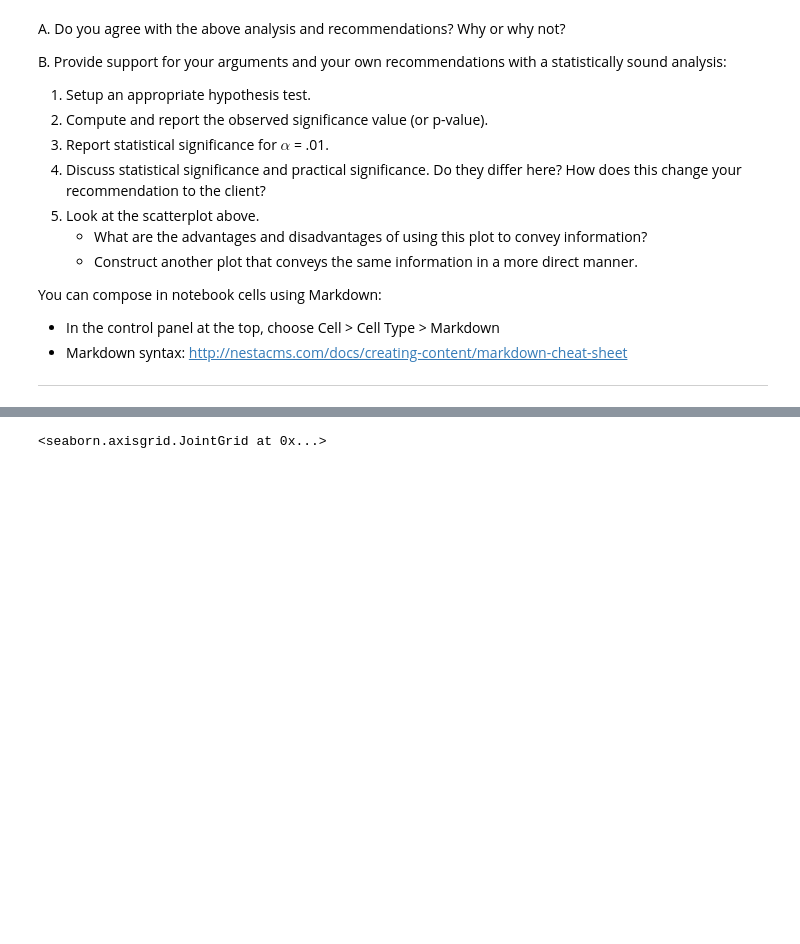
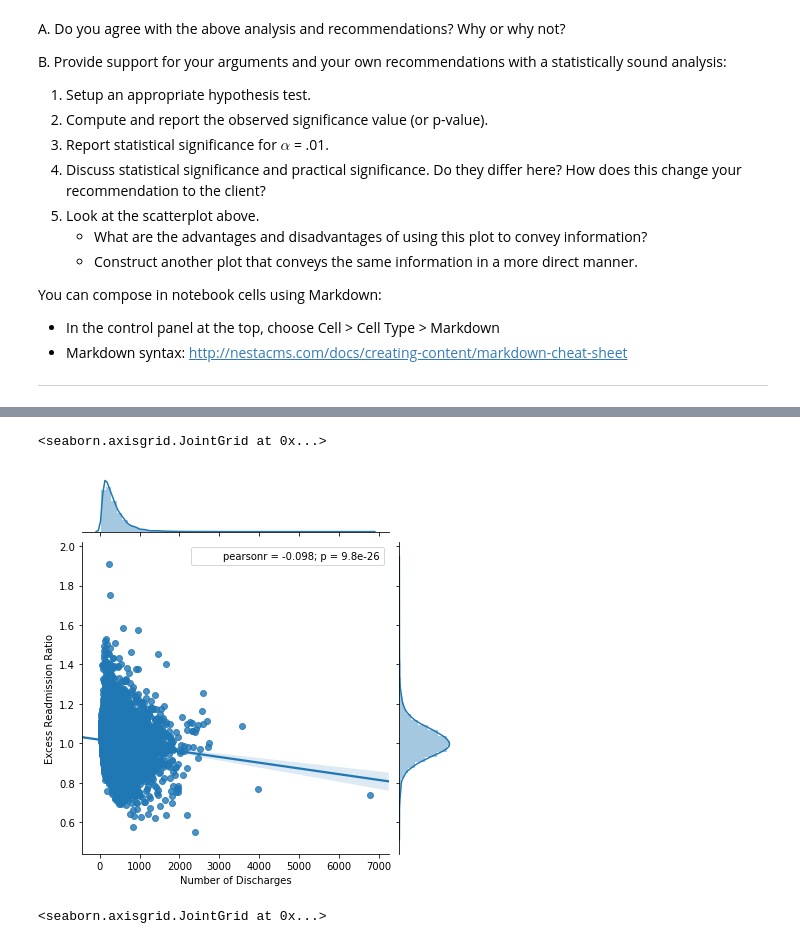
Before and after one commit to yaqiongz/Springb, a Jupyter notebook: hospital_readmit/hospital_study.ipynb, the cells around one changed output, grey strips where cells are left out. Saved outputs shown, nothing was run; the diff lists cells and outputs as text; code cells hidden in the pictures; blank space fills up the shorter version.

```diff
--- a/hospital_readmit/hospital_study.ipynb
+++ b/hospital_readmit/hospital_study.ipynb
@@ -281 +225,9 @@ df_dc.head()
+# %%
+df_dc = df_group[df_group.State=='DC']
+df_sd = df_group[df_group.State=='SD']
+import seaborn as sns
+sns.jointplot('Number of Discharges', 'Excess Readmission Ratio', data=df_group, kind='reg')
+# %% [output]
+<seaborn.axisgrid.JointGrid at 0x...>
+[figure, added]
 # %%
```
Also changed, not shown: parts of 49 cells of this notebook.
